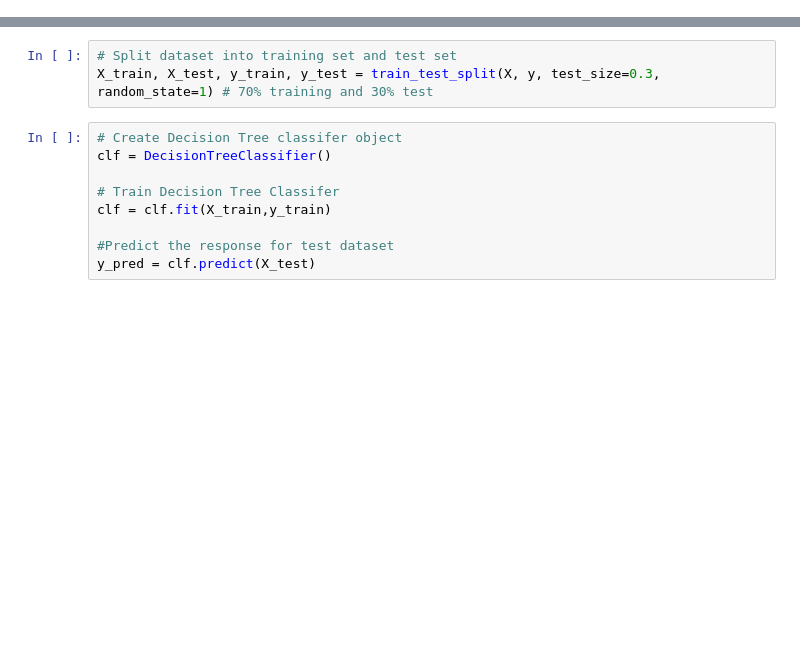
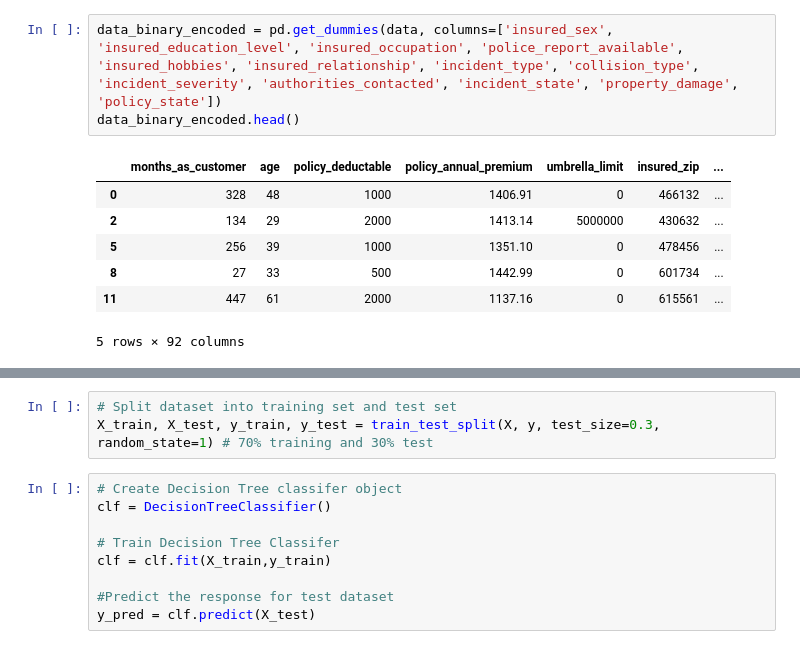
Before and after one commit to Steve-hub49/Machine-Learning-Project, a Jupyter notebook: ml_decisiontree_workbook.ipynb, the cells around one changed output, grey strips where cells are left out. Cells and saved outputs as stored; diff of their text form; blank space fills up the shorter version.

```diff
--- a/ml_decisiontree_workbook.ipynb
+++ b/ml_decisiontree_workbook.ipynb
@@ -32,0 +36,11 @@ y = 'fraud_reported' # Target variable
+# %%
+data_binary_encoded = pd.get_dummies(data, columns=['insured_sex', 'insured_education_level', 'insured_occupation', 'police_report_available', 'insured_hobbies', 'insured_relationship', 'incident_type', 'collision_type', 'incident_severity', 'authorities_contacted', 'incident_state', 'property_damage', 'policy_state'])
+data_binary_encoded.head()
+# %% [output]
+|  | months_as_customer | age | policy_deductable | policy_annual_premium | umbrella_limit | insured_zip | ... |
+| 0 | 328 | 48 | 1000 | 1406.91 | 0 | 466132 | ... |
+| 2 | 134 | 29 | 2000 | 1413.14 | 5000000 | 430632 | ... |
+| 5 | 256 | 39 | 1000 | 1351.10 | 0 | 478456 | ... |
+| 8 | 27 | 33 | 500 | 1442.99 | 0 | 601734 | ... |
+| 11 | 447 | 61 | 2000 | 1137.16 | 0 | 615561 | ... |
+5 rows × 92 columns
```
Also changed, not shown: parts of 10 cells of this notebook, 4 other files.
